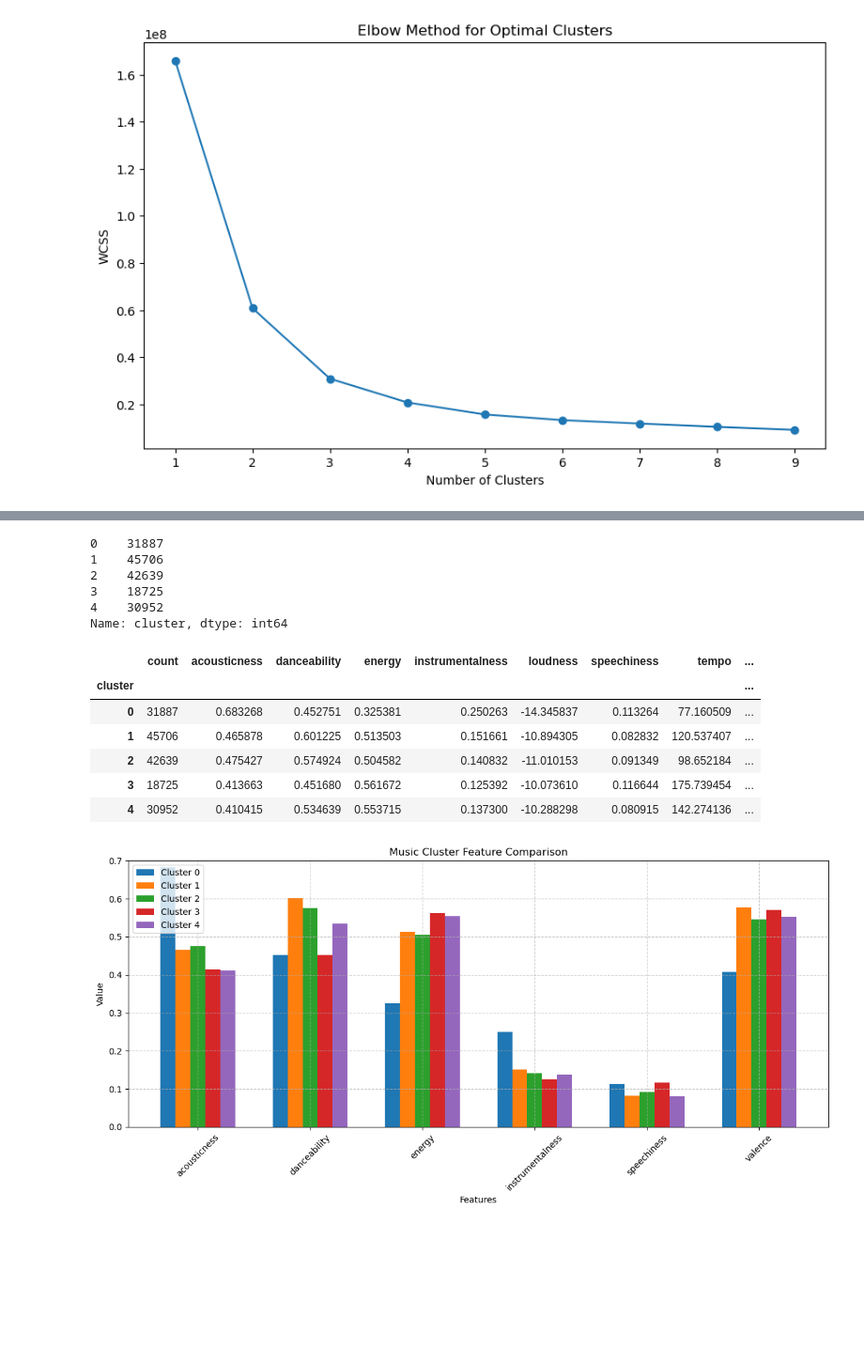
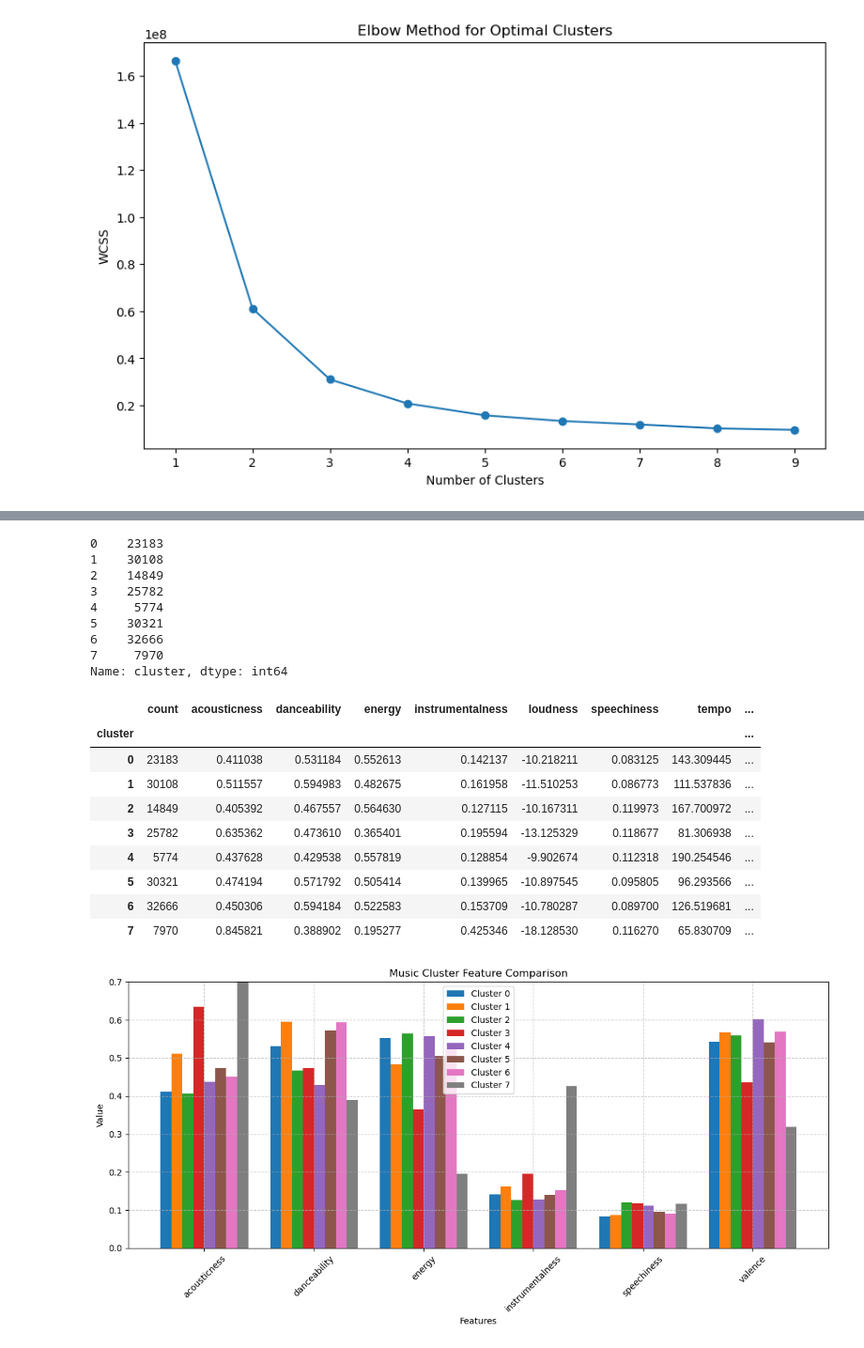
Before and after one commit to KavishS12/SpotiFinder, a Jupyter notebook: KMeans_clustering.ipynb, the cells around one changed output, grey strips where cells are left out. Shown: that part at 94% size. Cells and saved outputs as stored; diff of their text form; code cells hidden in the pictures; blank space fills up the shorter version.

Commit message:
change cluster no.

```diff
--- a/KMeans_clustering.ipynb
+++ b/KMeans_clustering.ipynb
@@ -5,7 +5,7 @@ import matplotlib.pyplot as plt
 import streamlit as st
 %matplotlib inline
 # %%
-df = pd.read_csv("data.csv")
+df = pd.read_csv("data_trial.csv")
 # %%
 df.head()
 # %% [output]
@@ -25 +25,5 @@ Index(['id', 'name', 'artists', 'duration_ms', 'release_date', 'year',
       dtype='object')
+# %%
+new_column_order = ['id', 'name', 'artists', 'year','popularity'] + [col for col in df.columns if col not in ['id', 'name', 'artists', 'year','popularity']]
+df = df[new_column_order]
+df
@@ -136,8 +178,7 @@ plt.show()
 # %% [output]
 [figure]
 # %%
-kmeans = KMeans(n_clusters=5, random_state=1)
+kmeans = KMeans(n_clusters=8, random_state=12)
 clusters = kmeans.fit_predict(X)
 df2 = df.copy()
 df2["cluster"] = clusters
-df2.head()
@@ -151,11 +194,14 @@ df2.head()
 # %%
 df2['cluster'].value_counts().sort_index()
 # %% [output]
-0    31887
-1    45706
-2    42639
-3    18725
-4    30952
+0    23183
+1    30108
+2    14849
+3    25782
+4     5774
+5    30321
+6    32666
+7     7970
 Name: cluster, dtype: int64
 # %%
 cluster_df = df2.groupby("cluster").agg("mean")
@@ -165,40 +211,43 @@ cluster_df
 # %% [output]
 |  | count | acousticness | danceability | energy | instrumentalness | loudness | speechiness | tempo | ... |
 | cluster |  |  |  |  |  |  |  |  | ... |
-| 0 | 31887 | 0.683268 | 0.452751 | 0.325381 | 0.250263 | -14.345837 | 0.113264 | 77.160509 | ... |
-| 1 | 45706 | 0.465878 | 0.601225 | 0.513503 | 0.151661 | -10.894305 | 0.082832 | 120.537407 | ... |
-| 2 | 42639 | 0.475427 | 0.574924 | 0.504582 | 0.140832 | -11.010153 | 0.091349 | 98.652184 | ... |
-| 3 | 18725 | 0.413663 | 0.451680 | 0.561672 | 0.125392 | -10.073610 | 0.116644 | 175.739454 | ... |
-| 4 | 30952 | 0.410415 | 0.534639 | 0.553715 | 0.137300 | -10.288298 | 0.080915 | 142.274136 | ... |
+| 0 | 23183 | 0.411038 | 0.531184 | 0.552613 | 0.142137 | -10.218211 | 0.083125 | 143.309445 | ... |
+| 1 | 30108 | 0.511557 | 0.594983 | 0.482675 | 0.161958 | -11.510253 | 0.086773 | 111.537836 | ... |
+| 2 | 14849 | 0.405392 | 0.467557 | 0.564630 | 0.127115 | -10.167311 | 0.119973 | 167.700972 | ... |
+| 3 | 25782 | 0.635362 | 0.473610 | 0.365401 | 0.195594 | -13.125329 | 0.118677 | 81.306938 | ... |
+| 4 | 5774 | 0.437628 | 0.429538 | 0.557819 | 0.128854 | -9.902674 | 0.112318 | 190.254546 | ... |
+| 5 | 30321 | 0.474194 | 0.571792 | 0.505414 | 0.139965 | -10.897545 | 0.095805 | 96.293566 | ... |
+| 6 | 32666 | 0.450306 | 0.594184 | 0.522583 | 0.153709 | -10.780287 | 0.089700 | 126.519681 | ... |
+| 7 | 7970 | 0.845821 | 0.388902 | 0.195277 | 0.425346 | -18.128530 | 0.116270 | 65.830709 | ... |
 # %%
 cluster_df.to_csv('clusters.csv')
 # %%
 import numpy as np
 import matplotlib.pyplot as plt
 
 features = ["acousticness", "danceability", "energy", "instrumentalness", "speechiness", "valence"]
 plot_data = cluster_df[features]
 
 plt.figure(figsize=(12, 6))
-x = np.arange(0, len(features) * 1.5, 1.5)
+x = np.arange(0, len(features) * 2.0, 2.0)
 width = 0.2
 
 for i in range(len(plot_data)):
     values = plot_data.iloc[i]
     plt.bar(x + i * width, values, width, label=f'Cluster {i}')
 
 plt.xlabel('Features')
 plt.ylabel('Value')
 plt.title('Music Cluster Feature Comparison')
 plt.xticks(x + width * (len(plot_data) - 1) / 2, features, rotation=45)
 plt.legend()
 plt.grid(True, linestyle='--', alpha=0.7)
 
 plt.ylim(0, 0.7)
 plt.tight_layout()
 plt.show()
 # %% [output]
-[figure, old version]
+[figure, new version]
 # %% [markdown]
 # Cluster Analysis
 
```
Also changed, not shown: parts of 16 cells of this notebook, 5 other files.
